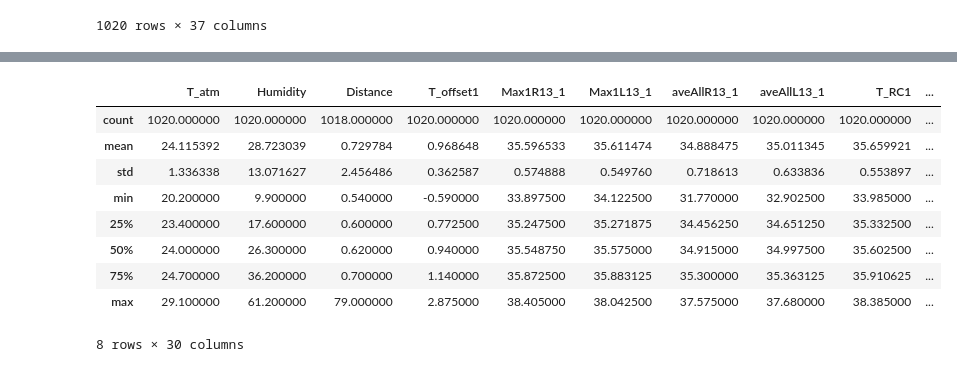
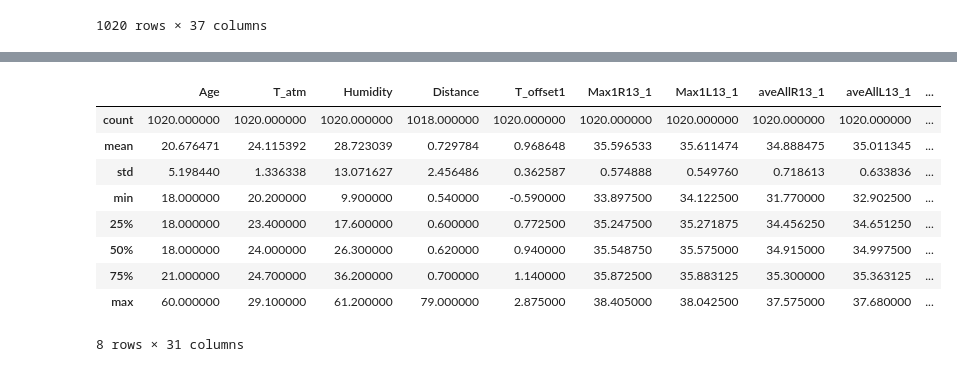
Before and after one commit to OmniControll/ETL-Process-To-Cloud-DWH, a Jupyter notebook: Infrared_temp_notebook.ipynb, the cells around one changed output, grey strips where cells are left out. Cells and saved outputs as stored; diff of their text form; code cells hidden in the pictures.

```diff
--- a/Infrared_temp_notebook.ipynb
+++ b/Infrared_temp_notebook.ipynb
@@ -130,3 +130,8 @@ display(X_encoded)
 | 1018 | 26 | 25.0 | 39.8 | 0.6 | 1.2450 | 35.8150 | 35.5250 | 34.2950 | 34.0100 | ... |
 | 1019 | 18 | 23.8 | 45.6 | 0.6 | 0.8675 | 35.7075 | 35.5825 | 34.8875 | 35.0875 | ... |
 1020 rows × 37 columns
+# %%
+#encoding the ethinicty and gender into binary
+X_encoded  =
+
+#['Gender_Male', 'Ethnicity_Asian','Ethnicity_Black or African-American','Ethnicity_Hispanic/Latino','Ethnicity_Multiracial','Ethnicity_White']
@@ -133,17 +154,17 @@ display(X_encoded)
 # %%
 #summarize stats
-display(X.describe())
+display(X_encoded.describe())
 # %% [output]
-|  | T_atm | Humidity | Distance | T_offset1 | Max1R13_1 | Max1L13_1 | aveAllR13_1 | aveAllL13_1 | T_RC1 | ... |
-| count | 1020.000000 | 1020.000000 | 1018.000000 | 1020.000000 | 1020.000000 | 1020.000000 | 1020.000000 | 1020.000000 | 1020.000000 | ... |
-| mean | 24.115392 | 28.723039 | 0.729784 | 0.968648 | 35.596533 | 35.611474 | 34.888475 | 35.011345 | 35.659921 | ... |
-| std | 1.336338 | 13.071627 | 2.456486 | 0.362587 | 0.574888 | 0.549760 | 0.718613 | 0.633836 | 0.553897 | ... |
-| min | 20.200000 | 9.900000 | 0.540000 | -0.590000 | 33.897500 | 34.122500 | 31.770000 | 32.902500 | 33.985000 | ... |
-| 25% | 23.400000 | 17.600000 | 0.600000 | 0.772500 | 35.247500 | 35.271875 | 34.456250 | 34.651250 | 35.332500 | ... |
-| 50% | 24.000000 | 26.300000 | 0.620000 | 0.940000 | 35.548750 | 35.575000 | 34.915000 | 34.997500 | 35.602500 | ... |
-| 75% | 24.700000 | 36.200000 | 0.700000 | 1.140000 | 35.872500 | 35.883125 | 35.300000 | 35.363125 | 35.910625 | ... |
-| max | 29.100000 | 61.200000 | 79.000000 | 2.875000 | 38.405000 | 38.042500 | 37.575000 | 37.680000 | 38.385000 | ... |
+|  | Age | T_atm | Humidity | Distance | T_offset1 | Max1R13_1 | Max1L13_1 | aveAllR13_1 | aveAllL13_1 | ... |
+| count | 1020.000000 | 1020.000000 | 1020.000000 | 1018.000000 | 1020.000000 | 1020.000000 | 1020.000000 | 1020.000000 | 1020.000000 | ... |
+| mean | 20.676471 | 24.115392 | 28.723039 | 0.729784 | 0.968648 | 35.596533 | 35.611474 | 34.888475 | 35.011345 | ... |
+| std | 5.198440 | 1.336338 | 13.071627 | 2.456486 | 0.362587 | 0.574888 | 0.549760 | 0.718613 | 0.633836 | ... |
+| min | 18.000000 | 20.200000 | 9.900000 | 0.540000 | -0.590000 | 33.897500 | 34.122500 | 31.770000 | 32.902500 | ... |
+| 25% | 18.000000 | 23.400000 | 17.600000 | 0.600000 | 0.772500 | 35.247500 | 35.271875 | 34.456250 | 34.651250 | ... |
+| 50% | 18.000000 | 24.000000 | 26.300000 | 0.620000 | 0.940000 | 35.548750 | 35.575000 | 34.915000 | 34.997500 | ... |
+| 75% | 21.000000 | 24.700000 | 36.200000 | 0.700000 | 1.140000 | 35.872500 | 35.883125 | 35.300000 | 35.363125 | ... |
+| max | 60.000000 | 29.100000 | 61.200000 | 79.000000 | 2.875000 | 38.405000 | 38.042500 | 37.575000 | 37.680000 | ... |
-8 rows × 30 columns
+8 rows × 31 columns
 # %%
 display(y.describe)
 # %% [output]
```
Also changed, not shown: parts of 3 cells of this notebook.
